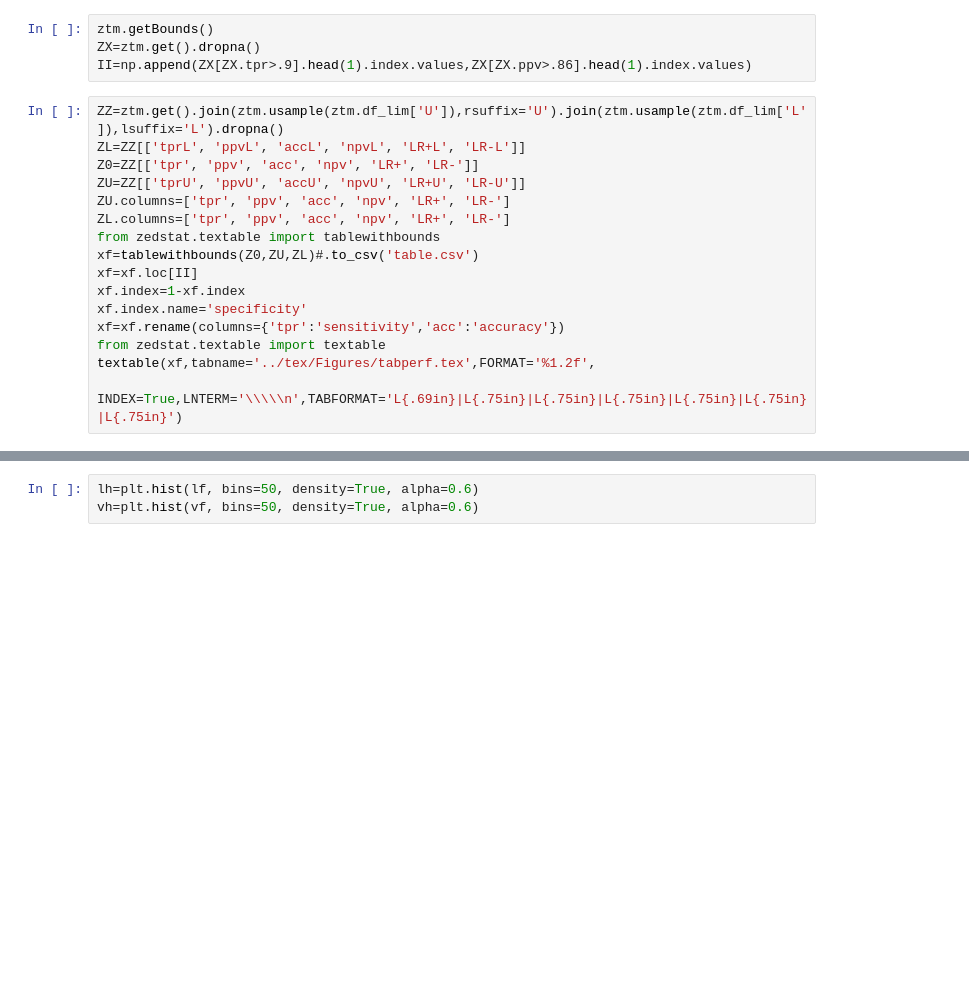
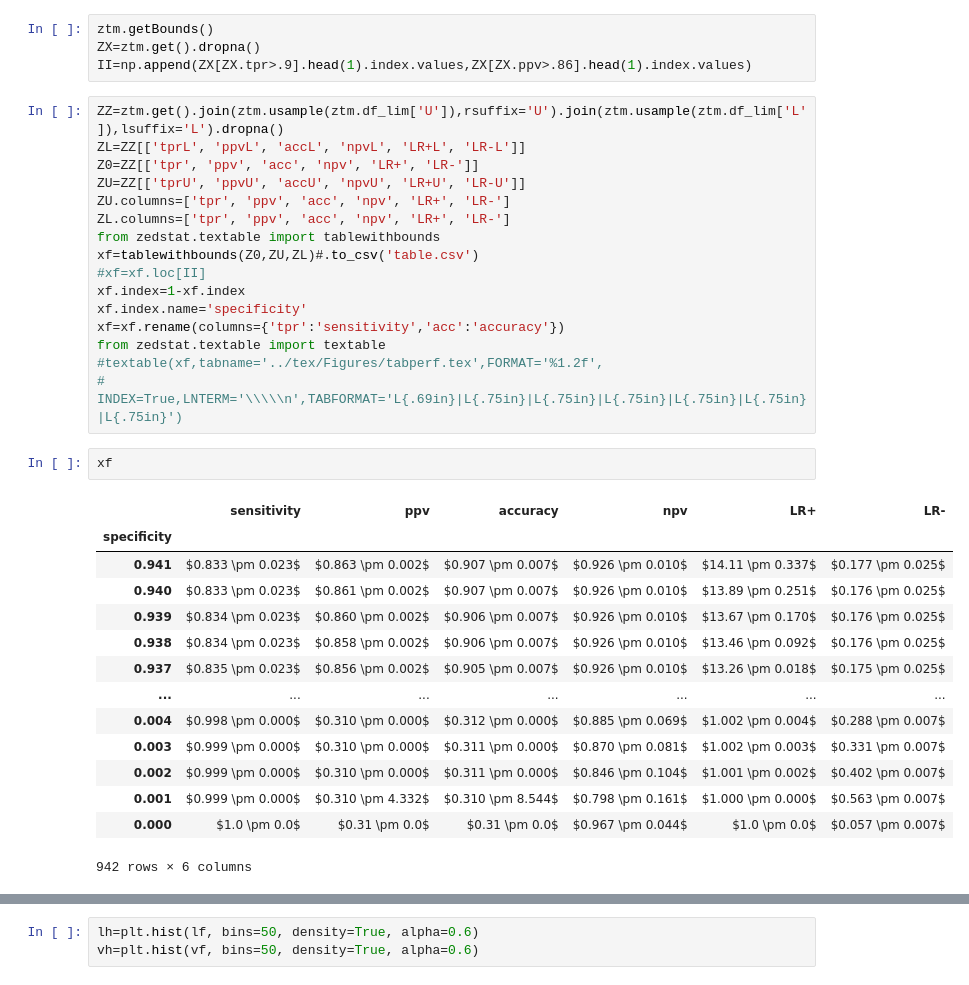
Before and after one commit to zeroknowledgediscovery/truthnet, a Jupyter notebook: truthnet/examples/perfpaper.ipynb, the cells around one changed output, grey strips where cells are left out. Cells and saved outputs as stored; diff of their text form; blank space fills up the shorter version.

```diff
--- a/truthnet/examples/perfpaper.ipynb
+++ b/truthnet/examples/perfpaper.ipynb
@@ -116,13 +132,30 @@ ZU.columns=['tpr', 'ppv', 'acc', 'npv', 'LR+', 'LR-']
 ZL.columns=['tpr', 'ppv', 'acc', 'npv', 'LR+', 'LR-']
 from zedstat.textable import tablewithbounds
 xf=tablewithbounds(Z0,ZU,ZL)#.to_csv('table.csv')
-xf=xf.loc[II]
+#xf=xf.loc[II]
 xf.index=1-xf.index
 xf.index.name='specificity'
 xf=xf.rename(columns={'tpr':'sensitivity','acc':'accuracy'})
 from zedstat.textable import textable
-textable(xf,tabname='../tex/Figures/tabperf.tex',FORMAT='%1.2f',
-         INDEX=True,LNTERM='\\\\\n',TABFORMAT='L{.69in}|L{.75in}|L{.75in}|L{.75in}|L{.75in}|L{.75in}|L{.75in}')
+#textable(xf,tabname='../tex/Figures/tabperf.tex',FORMAT='%1.2f',
+#         INDEX=True,LNTERM='\\\\\n',TABFORMAT='L{.69in}|L{.75in}|L{.75in}|L{.75in}|L{.75in}|L{.75in}|L{.75in}')
+# %%
+xf
+# %% [output]
+|  | sensitivity | ppv | accuracy | npv | LR+ | LR- |
+| specificity |  |  |  |  |  |  |
+| 0.941 | $0.833 \pm 0.023$ | $0.863 \pm 0.002$ | $0.907 \pm 0.007$ | $0.926 \pm 0.010$ | $14.11 \pm 0.337$ | $0.177 \pm 0.025$ |
+| 0.940 | $0.833 \pm 0.023$ | $0.861 \pm 0.002$ | $0.907 \pm 0.007$ | $0.926 \pm 0.010$ | $13.89 \pm 0.251$ | $0.176 \pm 0.025$ |
+| 0.939 | $0.834 \pm 0.023$ | $0.860 \pm 0.002$ | $0.906 \pm 0.007$ | $0.926 \pm 0.010$ | $13.67 \pm 0.170$ | $0.176 \pm 0.025$ |
+| 0.938 | $0.834 \pm 0.023$ | $0.858 \pm 0.002$ | $0.906 \pm 0.007$ | $0.926 \pm 0.010$ | $13.46 \pm 0.092$ | $0.176 \pm 0.025$ |
+| 0.937 | $0.835 \pm 0.023$ | $0.856 \pm 0.002$ | $0.905 \pm 0.007$ | $0.926 \pm 0.010$ | $13.26 \pm 0.018$ | $0.175 \pm 0.025$ |
+| ... | ... | ... | ... | ... | ... | ... |
+| 0.004 | $0.998 \pm 0.000$ | $0.310 \pm 0.000$ | $0.312 \pm 0.000$ | $0.885 \pm 0.069$ | $1.002 \pm 0.004$ | $0.288 \pm 0.007$ |
+| 0.003 | $0.999 \pm 0.000$ | $0.310 \pm 0.000$ | $0.311 \pm 0.000$ | $0.870 \pm 0.081$ | $1.002 \pm 0.003$ | $0.331 \pm 0.007$ |
+| 0.002 | $0.999 \pm 0.000$ | $0.310 \pm 0.000$ | $0.311 \pm 0.000$ | $0.846 \pm 0.104$ | $1.001 \pm 0.002$ | $0.402 \pm 0.007$ |
+| 0.001 | $0.999 \pm 0.000$ | $0.310 \pm 4.332$ | $0.310 \pm 8.544$ | $0.798 \pm 0.161$ | $1.000 \pm 0.000$ | $0.563 \pm 0.007$ |
+| 0.000 | $1.0 \pm 0.0$ | $0.31 \pm 0.0$ | $0.31 \pm 0.0$ | $0.967 \pm 0.044$ | $1.0 \pm 0.0$ | $0.057 \pm 0.007$ |
+942 rows × 6 columns
 # %%
 ax=plt.gca()
 ax=ztm.get().tpr.plot(ax=ax,color='k')
```
Also changed, not shown: parts of 2 cells of this notebook, 5 other files.
